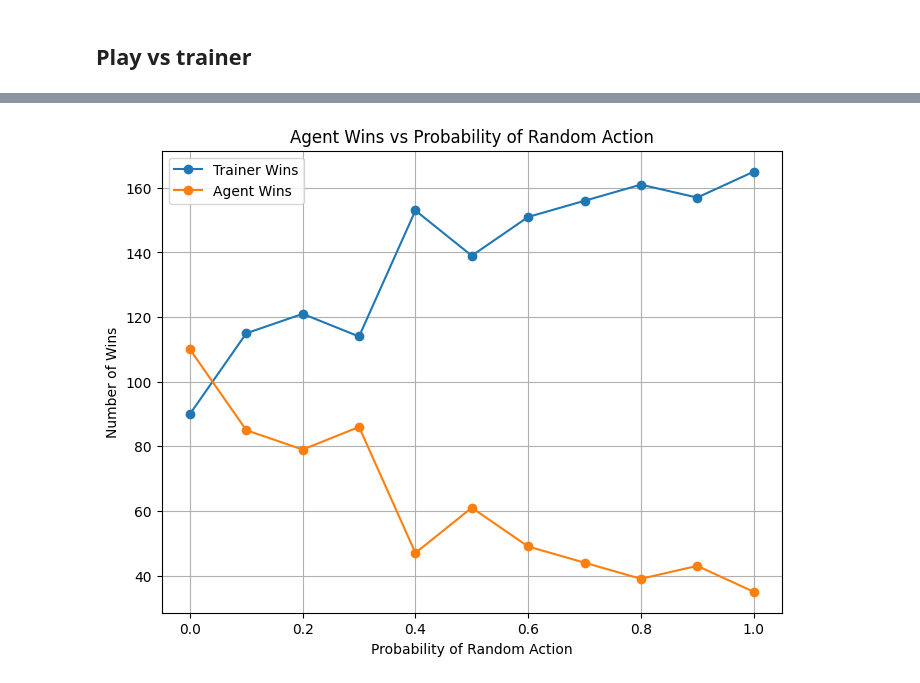
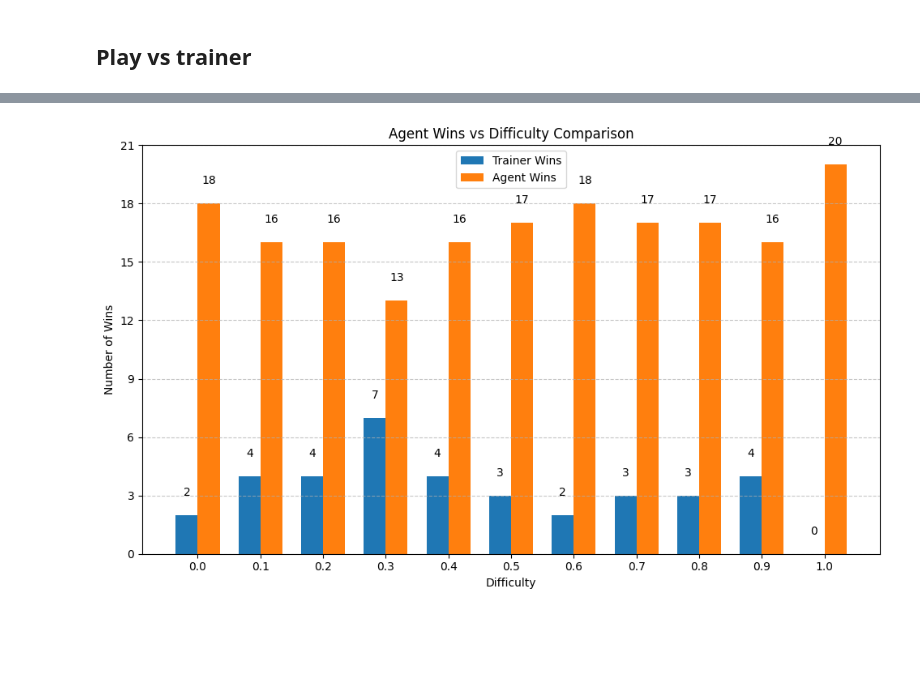
Before and after one commit to agustin2606/IA, a Jupyter notebook: tactix/tactix.ipynb, the cells around one changed output, grey strips where cells are left out. Saved outputs shown, nothing was run; the diff lists cells and outputs as text; code cells hidden in the pictures; blank space fills up the shorter version.

Commit message:
expectimax and minimax upgrades

```diff
--- a/tactix/tactix.ipynb
+++ b/tactix/tactix.ipynb
@@ -58,6 +66,6 @@ TypeError: Can't instantiate abstract class MinimaxAgent with abstract method ac
 # %% [markdown]
 Multiple Games
 # %%
-results = run_multiple_games(env, random_agent_1, random_agent_2, num_games=10)
+results = run_multiple_games(env, random_agent_1, minimax_agent, num_games=10)
 plot_results(results)
 # %% [output]
@@ -96,19 +167,40 @@ Probability | Agent 1 Wins | Agent 2 Wins
 # %%
-# Plot results
+# Plot results with double bar chart
 import matplotlib.pyplot as plt
+import numpy as np
+from matplotlib.ticker import MaxNLocator  # Importar MaxNLocator para ticks de valores enteros
 
 probs = [x[0] for x in results_summary]
 agent1_wins = [x[1] for x in results_summary]
 agent2_wins = [x[2] for x in results_summary]
 
-plt.figure(figsize=(8, 6))
-plt.plot(probs, agent1_wins, label="Trainer Wins", marker='o')
-plt.plot(probs, agent2_wins, label="Agent Wins", marker='o')
-plt.xlabel("Difficulty")
-plt.ylabel("Number of Wins")
-plt.title("Agent Wins vs Difficulty")
+# Set width for bars
+bar_width = 0.35
+index = np.arange(len(probs))
+
+fig, ax = plt.subplots(figsize=(10, 6))
+bar1 = plt.bar(index - bar_width/2, agent1_wins, bar_width, label='Trainer Wins')
+bar2 = plt.bar(index + bar_width/2, agent2_wins, bar_width, label='Agent Wins')
+
+# Add values on top of the bars
+for i, v in enumerate(agent1_wins):
+    plt.text(i - bar_width/2, v + 1, str(v), ha='center')
+
+for i, v in enumerate(agent2_wins):
+    plt.text(i + bar_width/2, v + 1, str(v), ha='center')
+
+# Configure the chart
+plt.xlabel('Difficulty')
+plt.ylabel('Number of Wins')
+plt.title('Agent Wins vs Difficulty Comparison')
+plt.xticks(index, [f"{p:.1f}" for p in probs])
 plt.legend()
-plt.grid()
+plt.tight_layout()
+plt.grid(axis='y', linestyle='--', alpha=0.7)
+
+# Configurar el eje Y para que solo muestre valores enteros
+ax.yaxis.set_major_locator(MaxNLocator(integer=True))
+
 plt.show()
 # %% [output]
-[figure, old version]
+[figure, new version]
```
Also changed, not shown: parts of 8 cells of this notebook, 42 other files.
